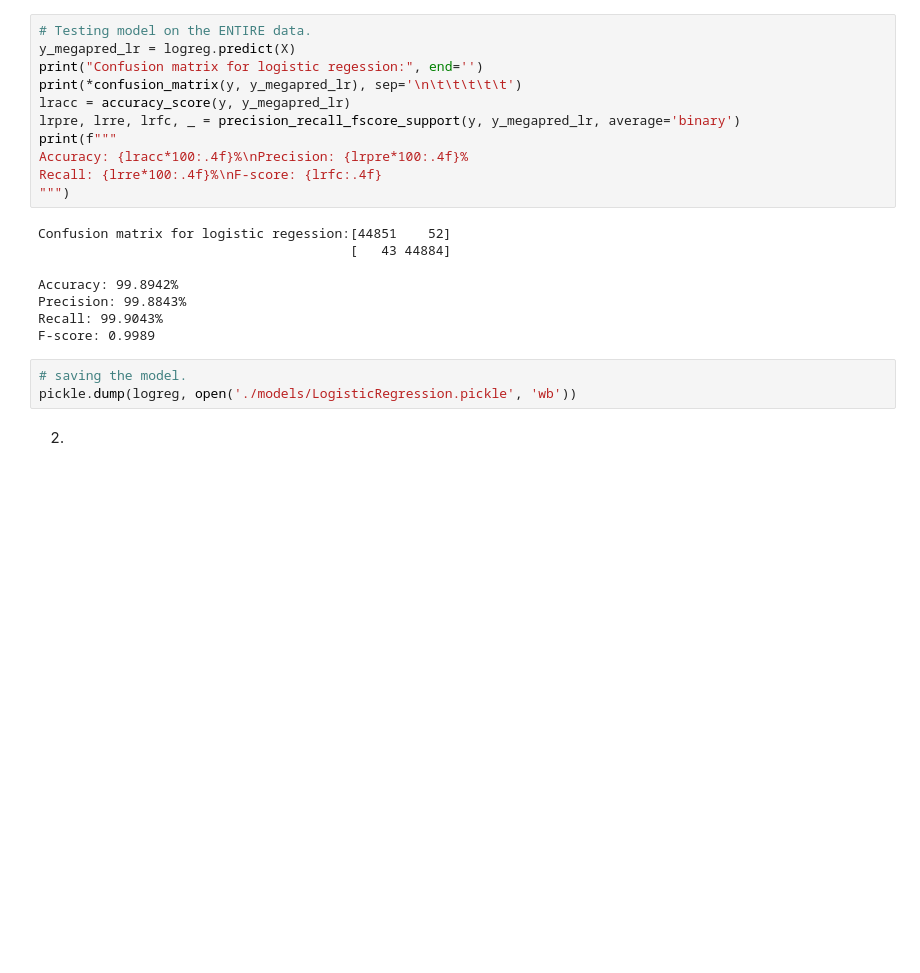
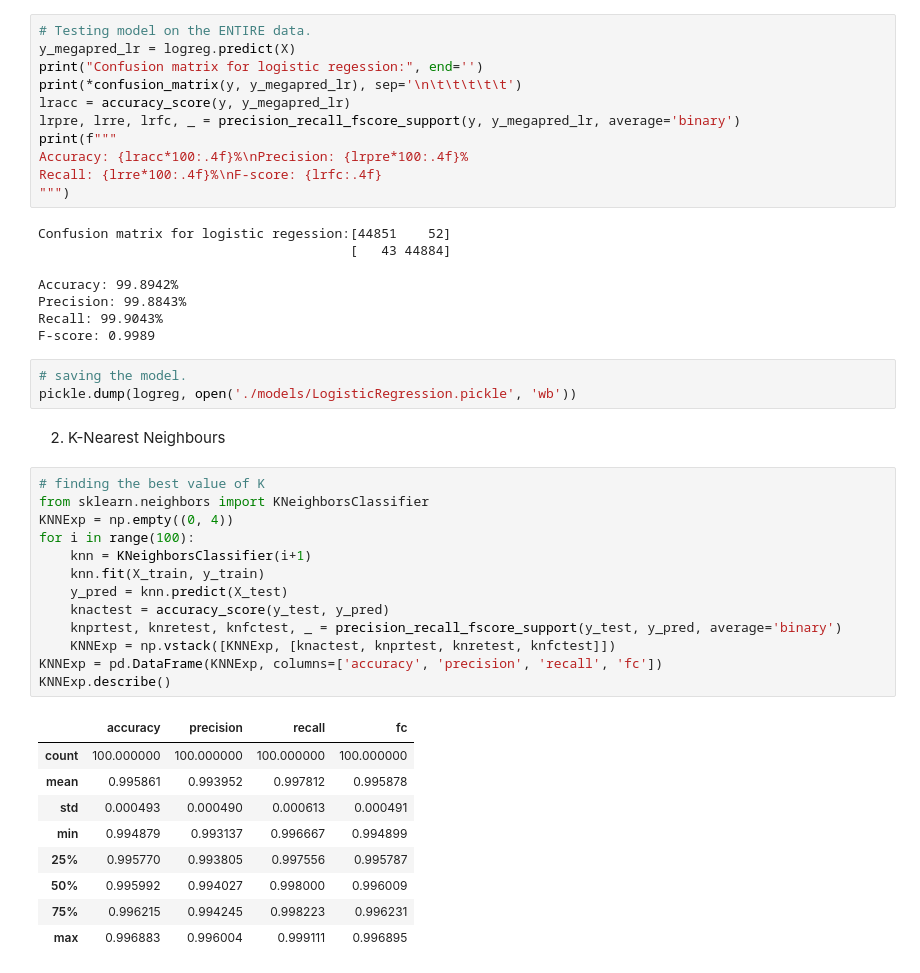
Before and after one commit to hauntedcupoftea/CNProject-MLNetworking, a Jupyter notebook: backend/Experimentation.ipynb, the cells around one changed output. Drawn from its saved outputs; the diff is of its cells as text; blank space fills up the shorter version.

```diff
--- a/backend/Experimentation.ipynb
+++ b/backend/Experimentation.ipynb
@@ -174,5 +174,28 @@ F-score: 0.9989
 # %%
 # saving the model.
 pickle.dump(logreg, open('./models/LogisticRegression.pickle', 'wb'))
-# %% [markdown]
-2.
+# %% [markdown]
+2. K-Nearest Neighbours
+# %%
+# finding the best value of K
+from sklearn.neighbors import KNeighborsClassifier
+KNNExp = np.empty((0, 4))
+for i in range(100):
+    knn = KNeighborsClassifier(i+1)
+    knn.fit(X_train, y_train)
+    y_pred = knn.predict(X_test)
+    knactest = accuracy_score(y_test, y_pred)
+    knprtest, knretest, knfctest, _ = precision_recall_fscore_support(y_test, y_pred, average='binary')
+    KNNExp = np.vstack([KNNExp, [knactest, knprtest, knretest, knfctest]])
+KNNExp = pd.DataFrame(KNNExp, columns=['accuracy', 'precision', 'recall', 'fc'])
+KNNExp.describe()
+# %% [output]
+|  | accuracy | precision | recall | fc |
+| count | 100.000000 | 100.000000 | 100.000000 | 100.000000 |
+| mean | 0.995861 | 0.993952 | 0.997812 | 0.995878 |
+| std | 0.000493 | 0.000490 | 0.000613 | 0.000491 |
+| min | 0.994879 | 0.993137 | 0.996667 | 0.994899 |
+| 25% | 0.995770 | 0.993805 | 0.997556 | 0.995787 |
+| 50% | 0.995992 | 0.994027 | 0.998000 | 0.996009 |
+| 75% | 0.996215 | 0.994245 | 0.998223 | 0.996231 |
+| max | 0.996883 | 0.996004 | 0.999111 | 0.996895 |
```
Also changed, not shown: parts of 5 cells of this notebook.
